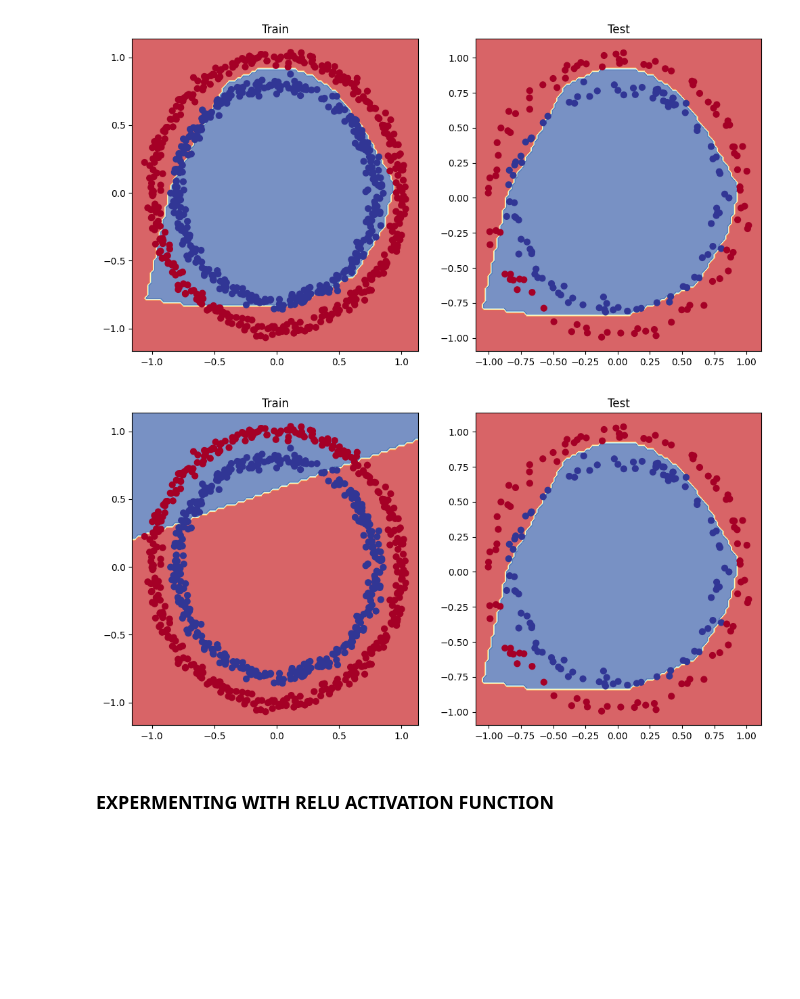
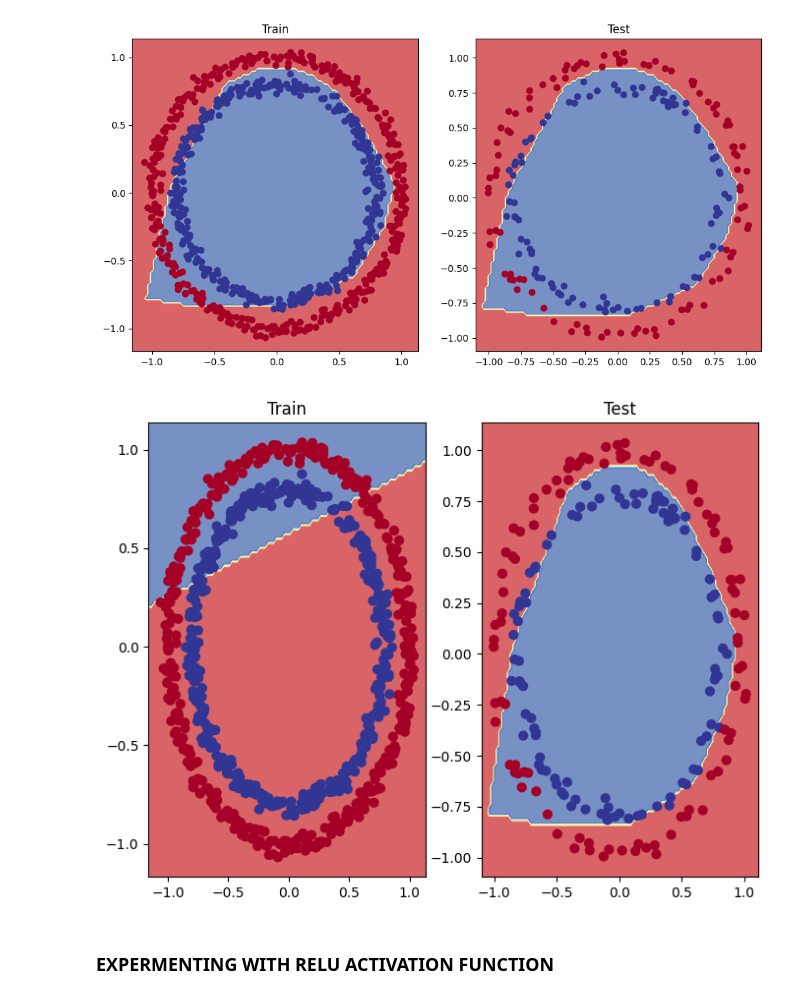
Before and after one commit to mdnazishpatel/Machine_learning, a Jupyter notebook: Neuralnwork_Classification_PyTorch.ipynb, the cells around one changed output. Drawn from its saved outputs; the diff is of its cells as text; code cells hidden in the pictures; blank space fills up the shorter version.

```diff
--- a/Neuralnwork_Classification_PyTorch.ipynb
+++ b/Neuralnwork_Classification_PyTorch.ipynb
@@ -696,15 +696,15 @@ plot_decision_boundary(model_3, X_test, y_test)
 # %% [output]
 [figure]
 # %%
-plt.figure(figsize=(12,6))
+plt.figure(figsize=(8,6))
 plt.subplot(1,2,1)
 plt.title('Train')
 plot_decision_boundary(model_1, X_train, y_train) #Model 1 has no non-linearity
 plt.subplot(1,2,2)
 plt.title("Test")
 plot_decision_boundary(model_3, X_test, y_test) #Model 3 has non-linearity
 # %% [output]
-[figure, old version]
+[figure, new version]
 # %% [markdown]
 ### EXPERMENTING WITH RELU ACTIVATION FUNCTION
 # %%
```
Also changed, not shown: parts of 19 cells of this notebook.
